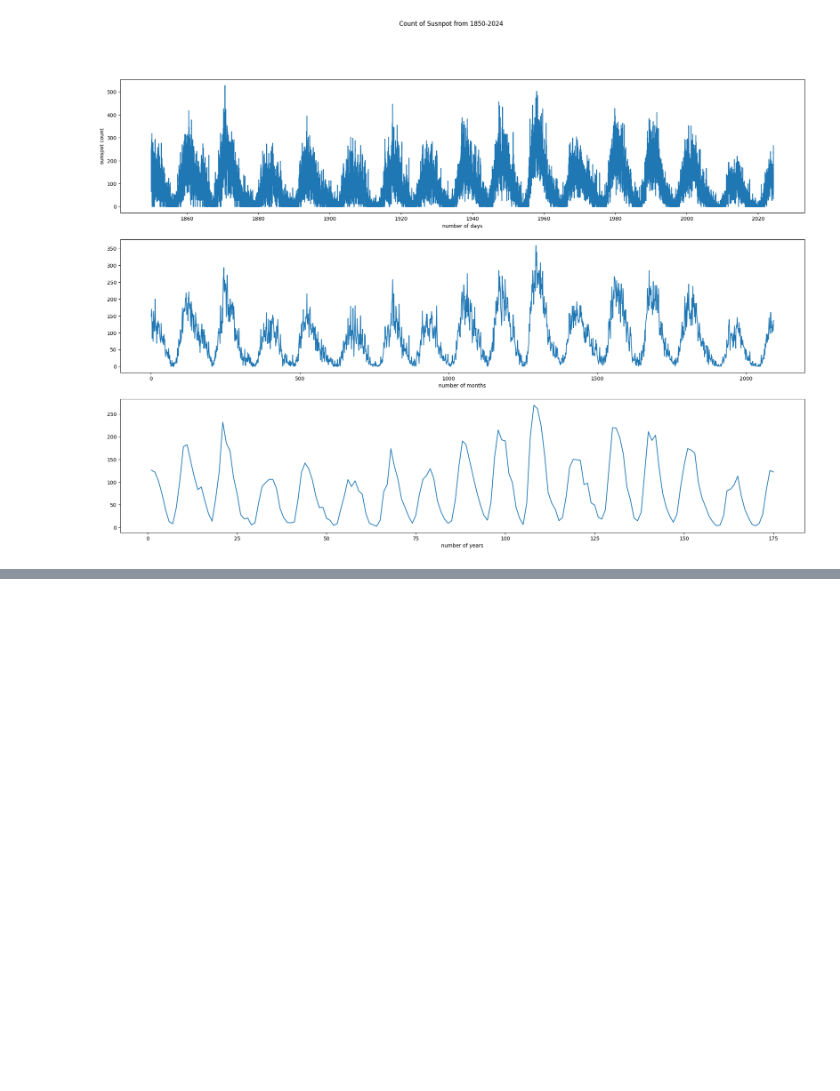
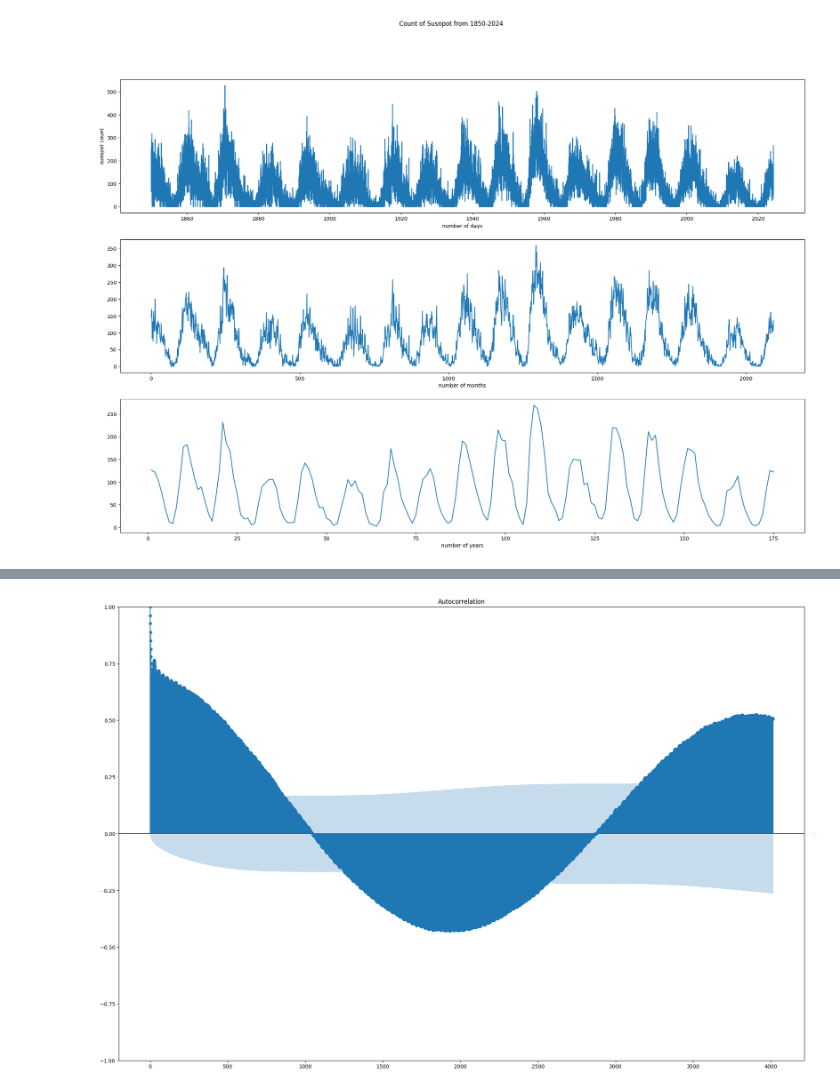
Before and after one commit to dharmateja-masetty/ConvolutionalTimeTravellers, a Jupyter notebook: notebooks/ForCNN/EDA_ForCNN.ipynb, the cells around one changed output, grey strips where cells are left out. Saved outputs shown, nothing was run; the diff lists cells and outputs as text; code cells hidden in the pictures; blank space fills up the shorter version.

```diff
--- a/notebooks/ForCNN/EDA_ForCNN.ipynb
+++ b/notebooks/ForCNN/EDA_ForCNN.ipynb
@@ -105,0 +118,6 @@ sns.despine()
+# %%
+acf_plot = plot_acf(data.counts, lags = 11*365)
+acf_plot.set_size_inches((24, 16))
+plt.show()
+# %% [output]
+[figure, added]
```
Also changed, not shown: parts of 12 cells of this notebook, 4 other files.
